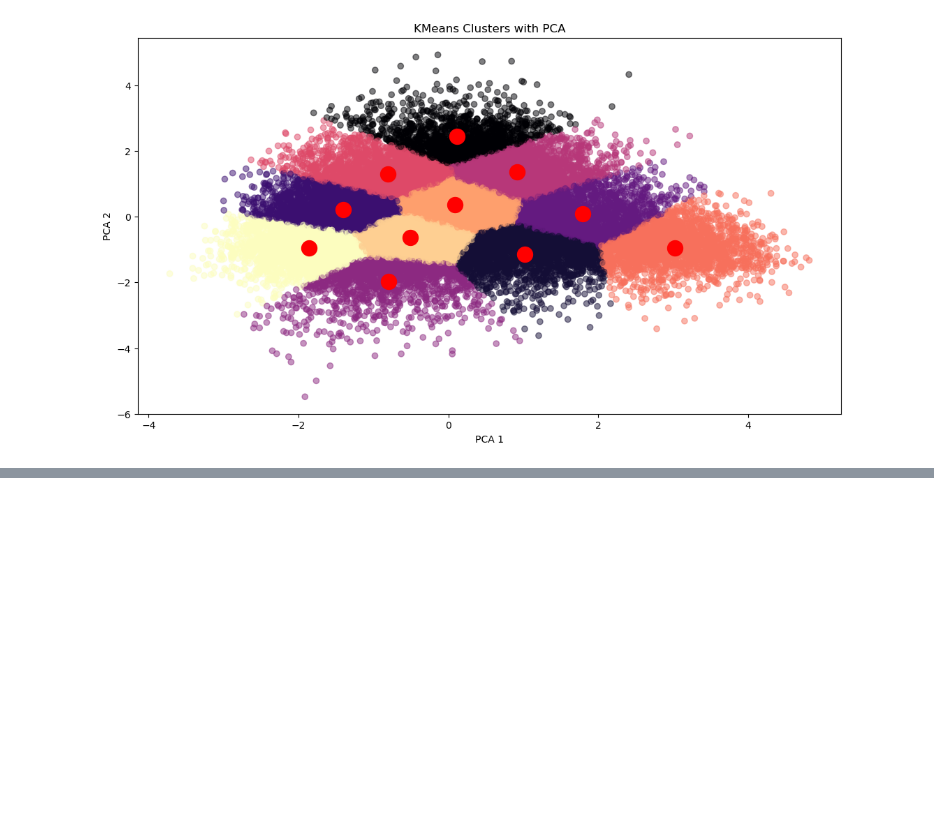
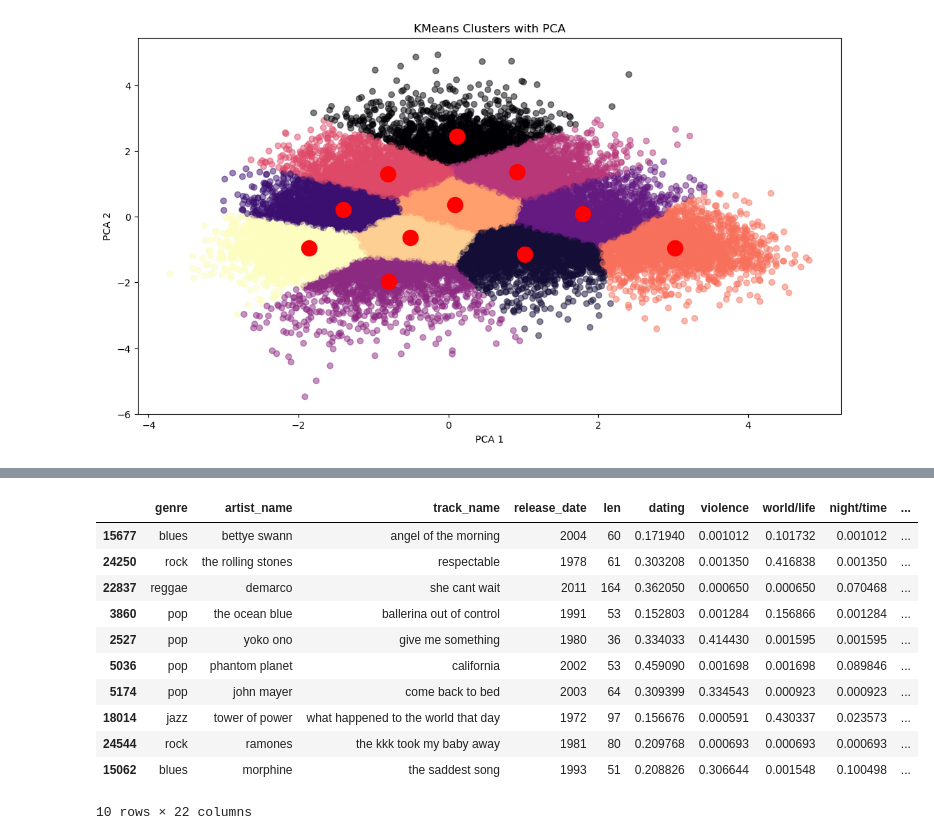
Before and after one commit to Totally-Kyle/Spotify-Analysis, a Jupyter notebook: Code/Modeling.ipynb, the cells around one changed output, grey strips where cells are left out. Saved outputs shown, nothing was run; the diff lists cells and outputs as text; code cells hidden in the pictures; blank space fills up the shorter version.

```diff
--- a/Code/Modeling.ipynb
+++ b/Code/Modeling.ipynb
@@ -203,0 +249,16 @@ plt.show()
+# %%
+# identify what songs are in cluster 2
+label[df['cluster'] == 2].sample(10)
+# %% [output]
+|  | genre | artist_name | track_name | release_date | len | dating | violence | world/life | night/time | ... |
+| 15677 | blues | bettye swann | angel of the morning | 2004 | 60 | 0.171940 | 0.001012 | 0.101732 | 0.001012 | ... |
+| 24250 | rock | the rolling stones | respectable | 1978 | 61 | 0.303208 | 0.001350 | 0.416838 | 0.001350 | ... |
+| 22837 | reggae | demarco | she cant wait | 2011 | 164 | 0.362050 | 0.000650 | 0.000650 | 0.070468 | ... |
+| 3860 | pop | the ocean blue | ballerina out of control | 1991 | 53 | 0.152803 | 0.001284 | 0.156866 | 0.001284 | ... |
+| 2527 | pop | yoko ono | give me something | 1980 | 36 | 0.334033 | 0.414430 | 0.001595 | 0.001595 | ... |
+| 5036 | pop | phantom planet | california | 2002 | 53 | 0.459090 | 0.001698 | 0.001698 | 0.089846 | ... |
+| 5174 | pop | john mayer | come back to bed | 2003 | 64 | 0.309399 | 0.334543 | 0.000923 | 0.000923 | ... |
+| 18014 | jazz | tower of power | what happened to the world that day | 1972 | 97 | 0.156676 | 0.000591 | 0.430337 | 0.023573 | ... |
+| 24544 | rock | ramones | the kkk took my baby away | 1981 | 80 | 0.209768 | 0.000693 | 0.000693 | 0.000693 | ... |
+| 15062 | blues | morphine | the saddest song | 1993 | 51 | 0.208826 | 0.306644 | 0.001548 | 0.100498 | ... |
+10 rows × 22 columns
```
Also changed, not shown: parts of 16 cells of this notebook, 1 other file.
